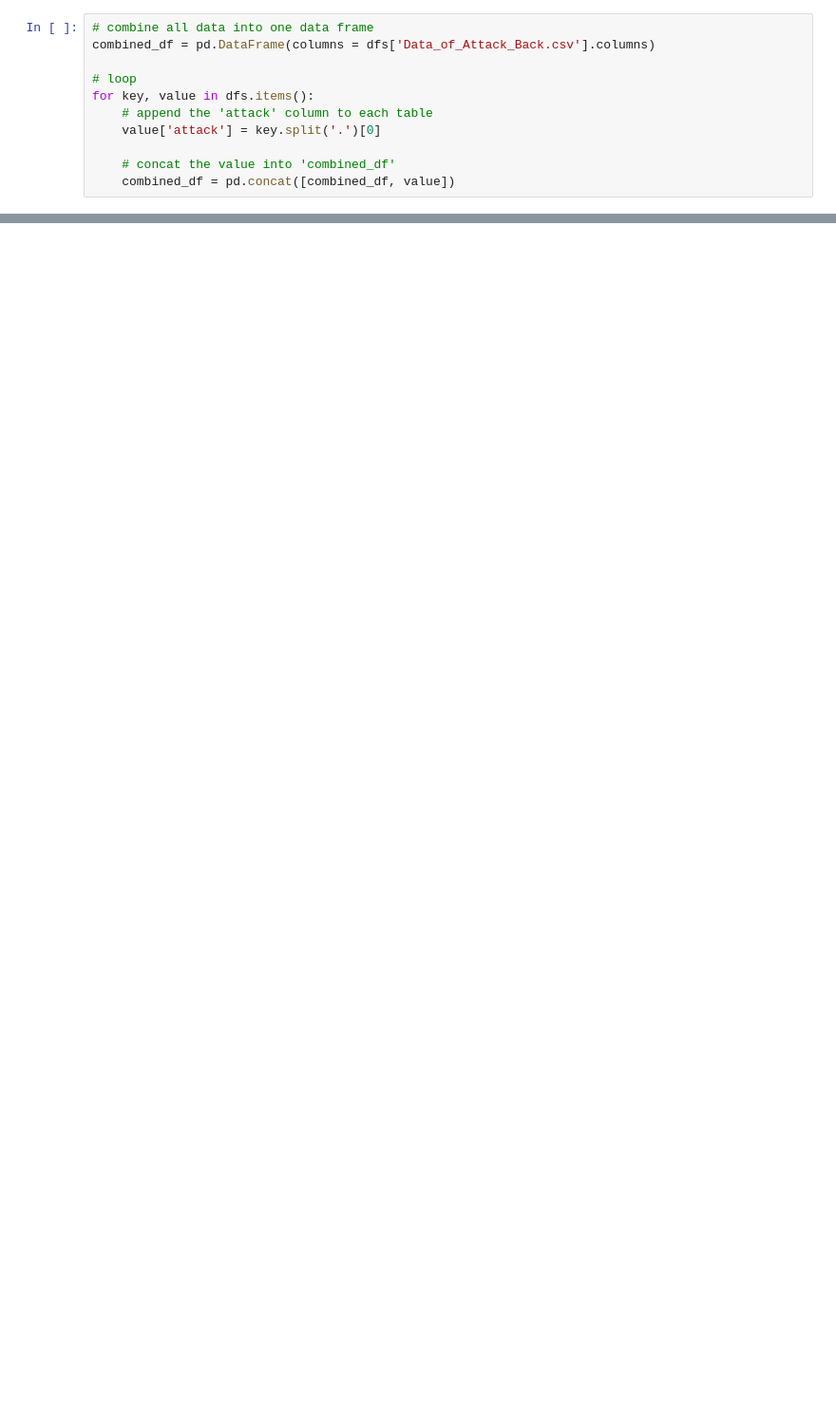
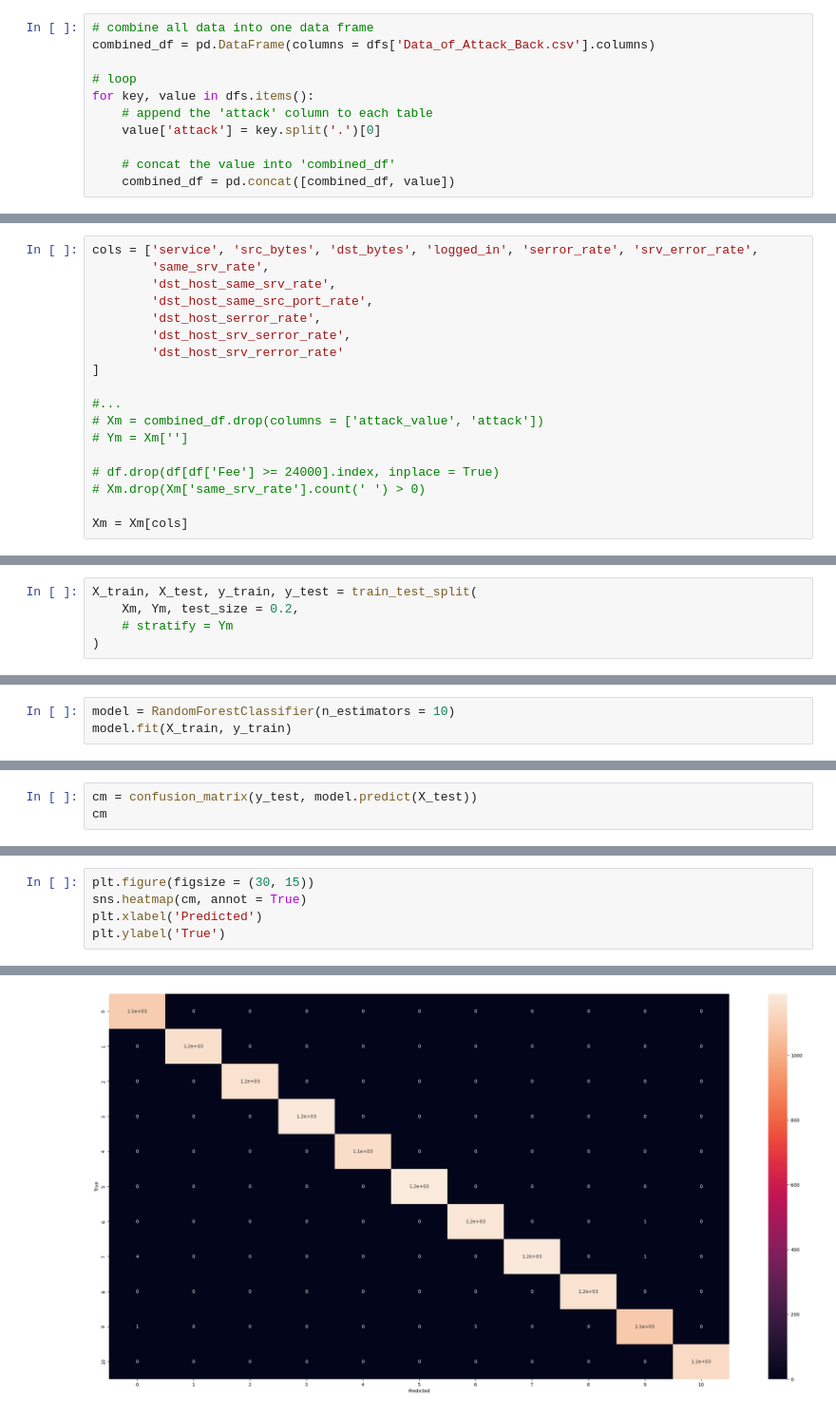
Before and after one commit to Samedy1/data_science_cadt_project_cyber_security, a Jupyter notebook: cyber_security.ipynb, the cells around one changed output, grey strips where cells are left out. Shown at 95% size. Cells and saved outputs as stored; diff of their text form; blank space fills up the shorter version.

```diff
--- a/cyber_security.ipynb
+++ b/cyber_security.ipynb
@@ -163,0 +575,18 @@ display(combined_df)
+# %%
+cols = ['service', 'src_bytes', 'dst_bytes', 'logged_in', 'serror_rate', 'srv_error_rate',
+        'same_srv_rate',
+        'dst_host_same_srv_rate',
+        'dst_host_same_src_port_rate',
+        'dst_host_serror_rate',
+        'dst_host_srv_serror_rate',
+        'dst_host_srv_rerror_rate'
+]
+
+#...
+# Xm = combined_df.drop(columns = ['attack_value', 'attack'])
+# Ym = Xm['']
+
+# df.drop(df[df['Fee'] >= 24000].index, inplace = True)
+# Xm.drop(Xm['same_srv_rate'].count(' ') > 0)
+
+Xm = Xm[cols]
@@ -163,0 +603,5 @@ display(combined_df)
+# %%
+X_train, X_test, y_train, y_test = train_test_split(
+    Xm, Ym, test_size = 0.2,
+    # stratify = Ym
+)
@@ -163,0 +626,3 @@ display(combined_df)
+# %%
+model = RandomForestClassifier(n_estimators = 10)
+model.fit(X_train, y_train)
@@ -163,0 +651,3 @@ display(combined_df)
+# %%
+cm = confusion_matrix(y_test, model.predict(X_test))
+cm
@@ -163,0 +666,6 @@ display(combined_df)
+# %%
+plt.figure(figsize = (30, 15))
+sns.heatmap(cm, annot = True)
+plt.xlabel('Predicted')
+plt.ylabel('True')
+# %% [output]
@@ -163,0 +673 @@ display(combined_df)
+[figure, added]
```
Also changed, not shown: parts of 75 cells of this notebook.
